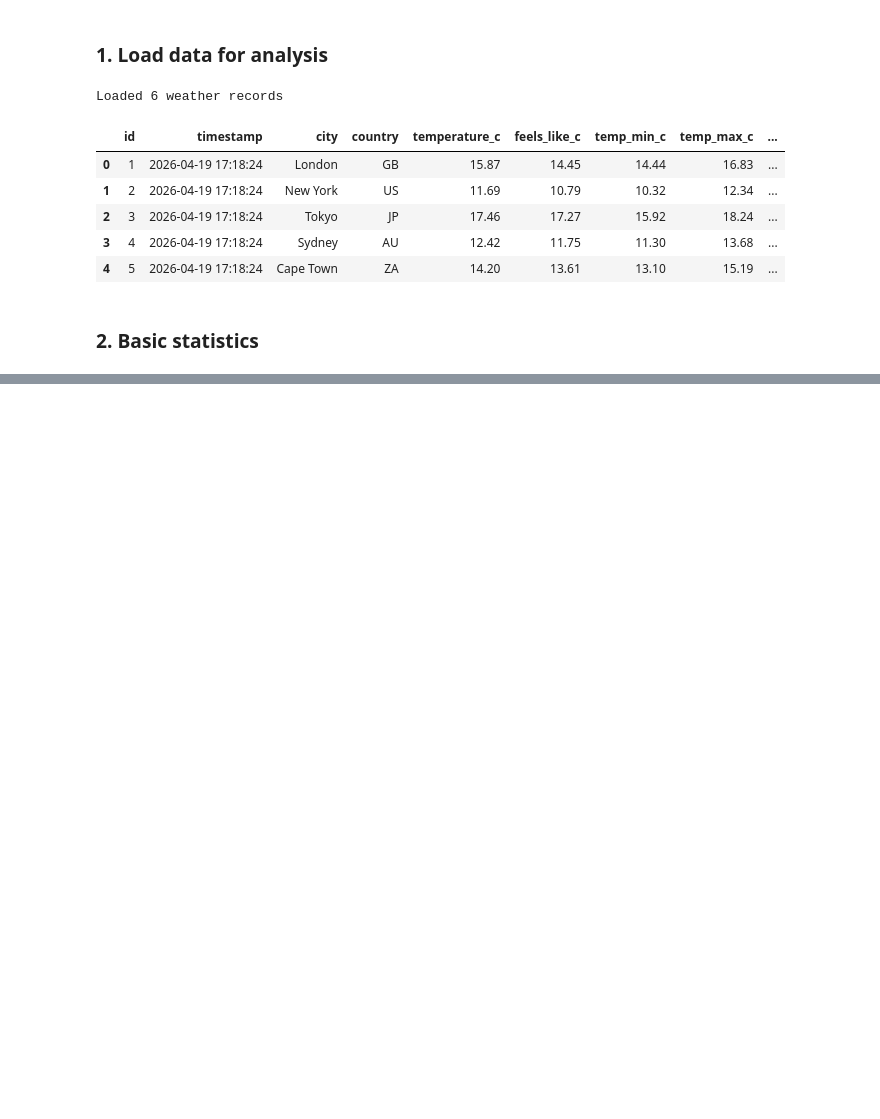
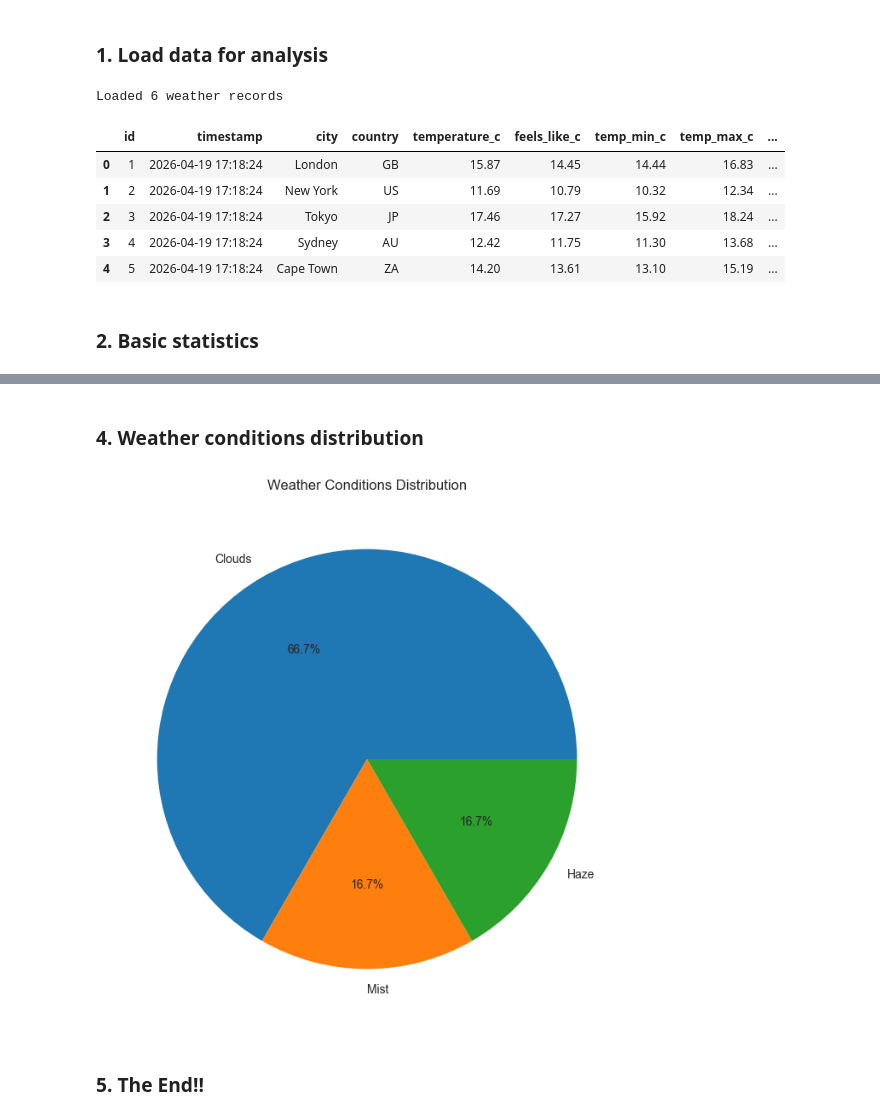
Before and after one commit to Ginna-seerane/Weather-ETL-Pipeline, a Jupyter notebook: notebooks/4_analysis.ipynb, the cells around one changed output, grey strips where cells are left out. Drawn from its saved outputs; the diff is of its cells as text; code cells hidden in the pictures; blank space fills up the shorter version.

```diff
--- a/notebooks/4_analysis.ipynb
+++ b/notebooks/4_analysis.ipynb
@@ -30,0 +52,14 @@ ProgrammingError: 1146 (42S02): Table 'weather_db.weather_log' doesn't exist
+# %% [markdown]
+### 4.  Weather conditions distribution
+# %%
+# Count weather conditions
+weather_counts = df['weather_main'].value_counts()
+
+plt.figure(figsize=(8, 8))
+plt.pie(weather_counts.values, labels=weather_counts.index, autopct='%1.1f%%')
+plt.title('Weather Conditions Distribution')
+plt.show()
+# %% [output]
+[figure, added]
+# %% [markdown]
+### 5. The End!!
```
Also changed, not shown: parts of 3 cells of this notebook.
